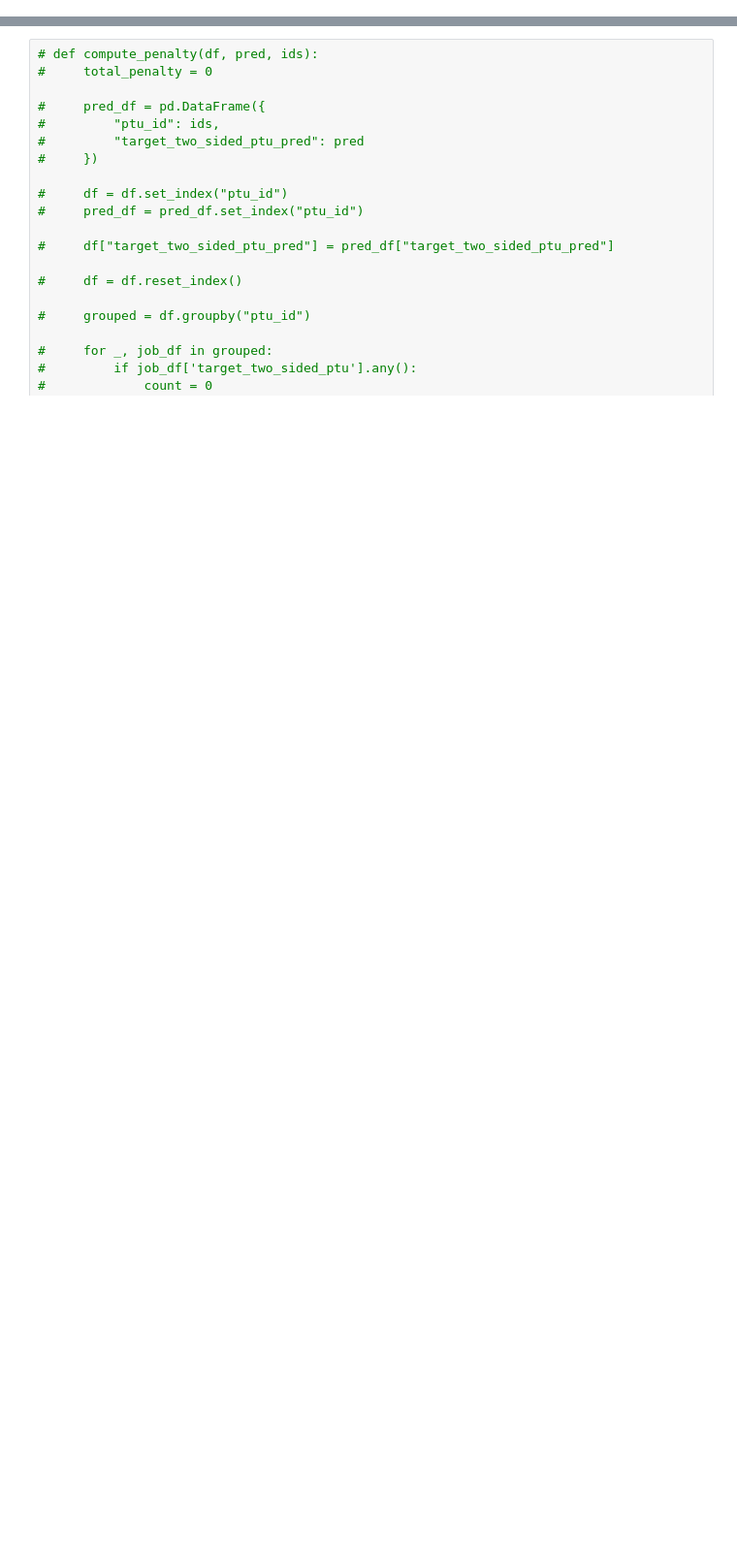
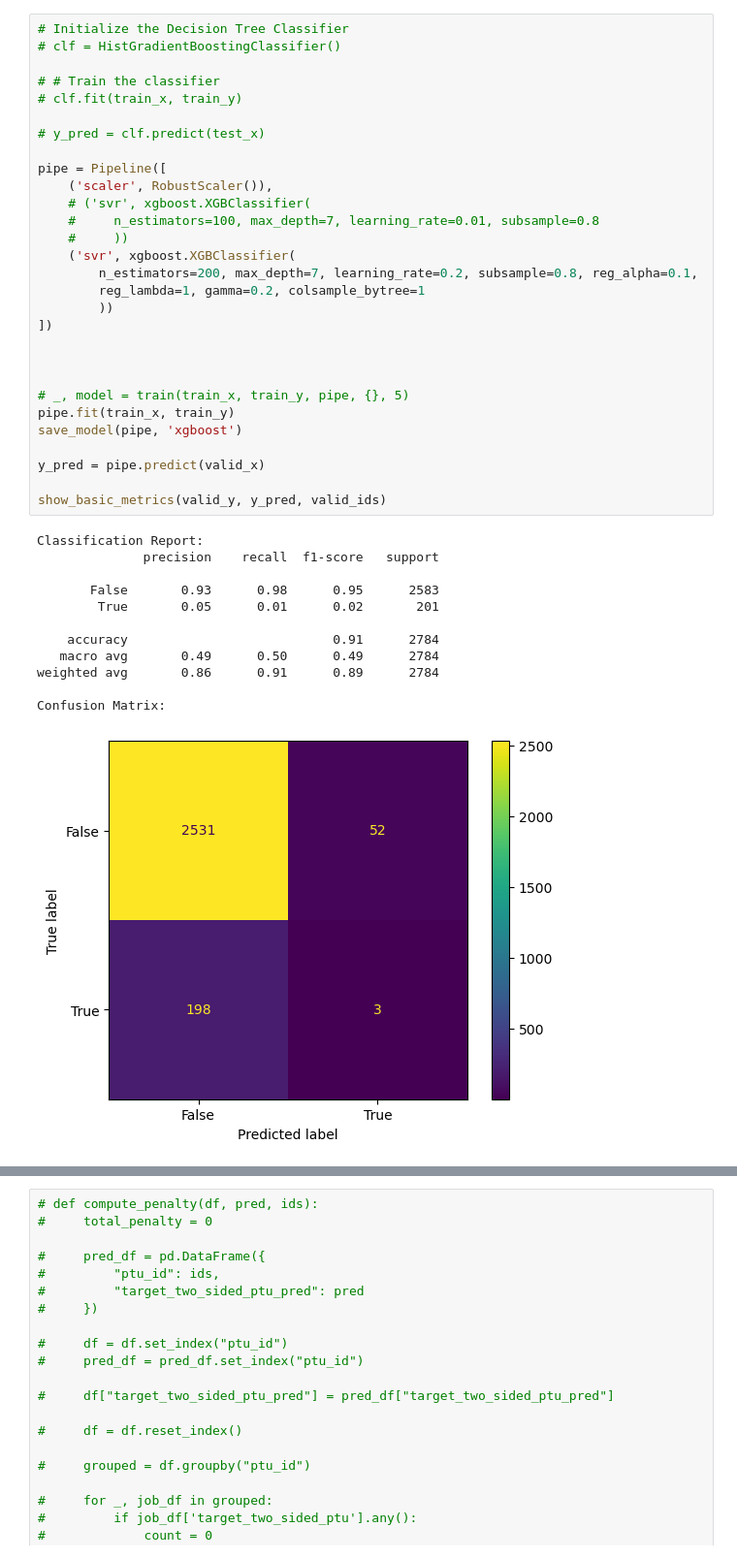
Before and after one commit to SmallNub/tweedejaars_project, a Jupyter notebook: notebooks/temp_file copy.ipynb, the cells around one changed output, grey strips where cells are left out. Shown at 97% size. Cells and saved outputs as stored; diff of their text form; blank space fills up the shorter version.

Commit message:
xgboost model

```diff
--- a/notebooks/temp_file copy.ipynb
+++ b/notebooks/temp_file copy.ipynb
@@ -74,0 +98,42 @@ Confusion Matrix:
+# %%
+# Initialize the Decision Tree Classifier
+# clf = HistGradientBoostingClassifier()
+
+# # Train the classifier
+# clf.fit(train_x, train_y)
+
+# y_pred = clf.predict(test_x)
+
+pipe = Pipeline([
+    ('scaler', RobustScaler()),
+    # ('svr', xgboost.XGBClassifier(
+    #     n_estimators=100, max_depth=7, learning_rate=0.01, subsample=0.8
+    #     ))
+    ('svr', xgboost.XGBClassifier(
+        n_estimators=200, max_depth=7, learning_rate=0.2, subsample=0.8, reg_alpha=0.1,
+        reg_lambda=1, gamma=0.2, colsample_bytree=1
+        ))
+])
+
+
+
+# _, model = train(train_x, train_y, pipe, {}, 5)
+pipe.fit(train_x, train_y)
+save_model(pipe, 'xgboost')
+
+y_pred = pipe.predict(valid_x)
+
+show_basic_metrics(valid_y, y_pred, valid_ids)
+# %% [output]
+Classification Report:
+              precision    recall  f1-score   support
+
+       False       0.93      0.98      0.95      2583
+        True       0.05      0.01      0.02       201
+
+    accuracy                           0.91      2784
+   macro avg       0.49      0.50      0.49      2784
+weighted avg       0.86      0.91      0.89      2784
+
+Confusion Matrix:
+[figure, added]
```
Also changed, not shown: parts of 4 cells of this notebook, 1 other file.
